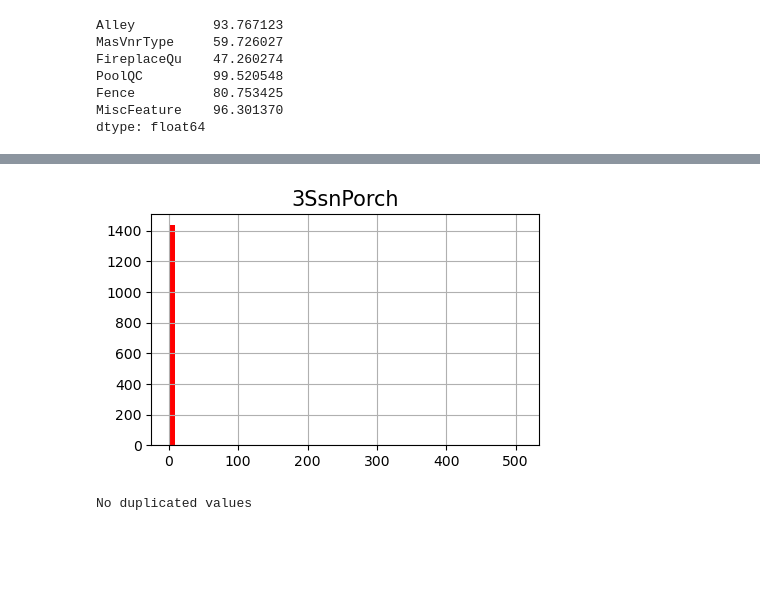
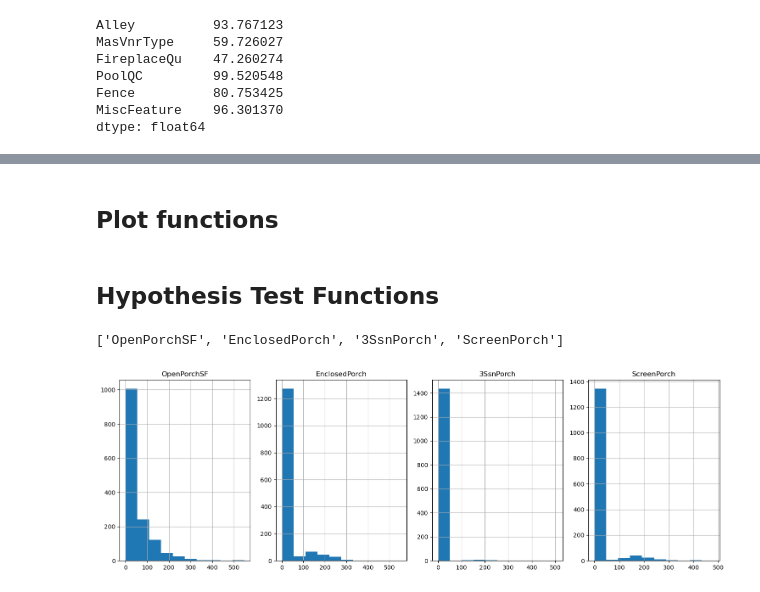
Before and after one commit to Yosesotomayor/retoCasas_v2, a Jupyter notebook: Reto_housing.ipynb, the cells around one changed output, grey strips where cells are left out. Drawn from its saved outputs; the diff is of its cells as text; code cells hidden in the pictures; blank space fills up the shorter version.

```diff
--- a/Reto_housing.ipynb
+++ b/Reto_housing.ipynb
@@ -16,10 +21,10 @@ warnings.filterwarnings('ignore')
 # %% [markdown]
 ## Exploración
 # %%
-train_data = "house-prices-advanced-regression-techniques/train.csv"
+train_data = "data/train.csv"
 
 # 4 later
-test_data = "house-prices-advanced-regression-techniques/test.csv"
+test_data = "data/test.csv"
 
 df_train = pd.read_csv(train_data)
 print(f"Shape of data: {df_train.shape}")
@@ -70 +65,3 @@ df_train_2
+# %% [markdown]
+## Plot functions
 # %%
@@ -74,0 +115,2 @@ def plot_hist_per_columns(df, col):
+# %% [markdown]
+## Hypothesis Test Functions
@@ -75,11 +133,10 @@ def plot_hist_per_columns(df, col):
+# %%
+# Checamos todos los "poarch"
+porch_cols = [col for col in df_train.columns if "porch" in col.lower()]
+porch_cols
+# %% [output]
+['OpenPorchSF', 'EnclosedPorch', '3SsnPorch', 'ScreenPorch']
 # %%
-plot_hist_per_columns(df_train_2, "3SsnPorch")
+plot_hist_per_columns(df_train, porch_cols)
 # %% [output]
-[figure, old version]
+[figure, new version]
-# %%
-if (df_train.duplicated().any()):
-    print("Duplicated values")
-else:
-    print("No duplicated values")
-# %% [output]
-No duplicated values
```
Also changed, not shown: parts of 14 cells of this notebook.
